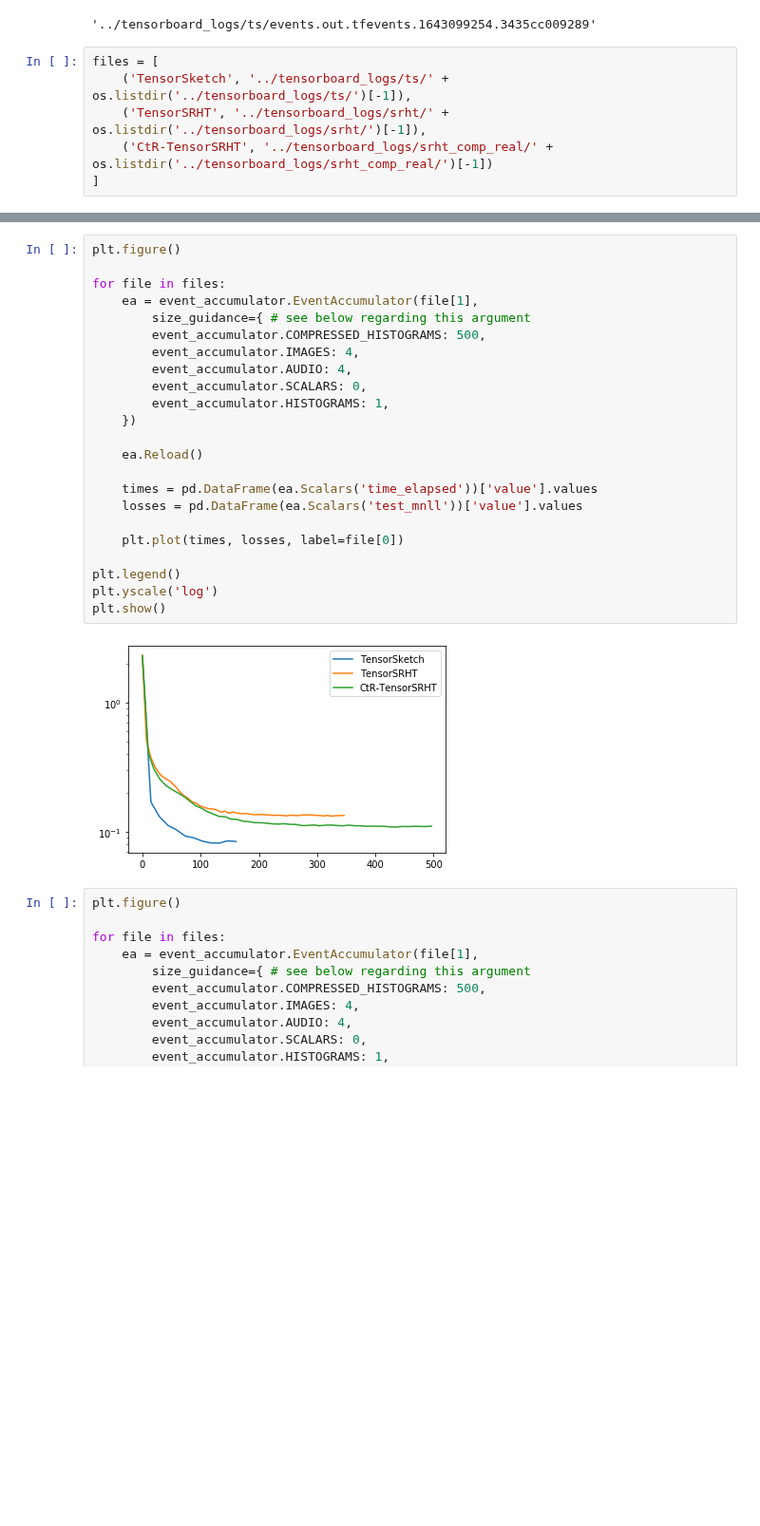
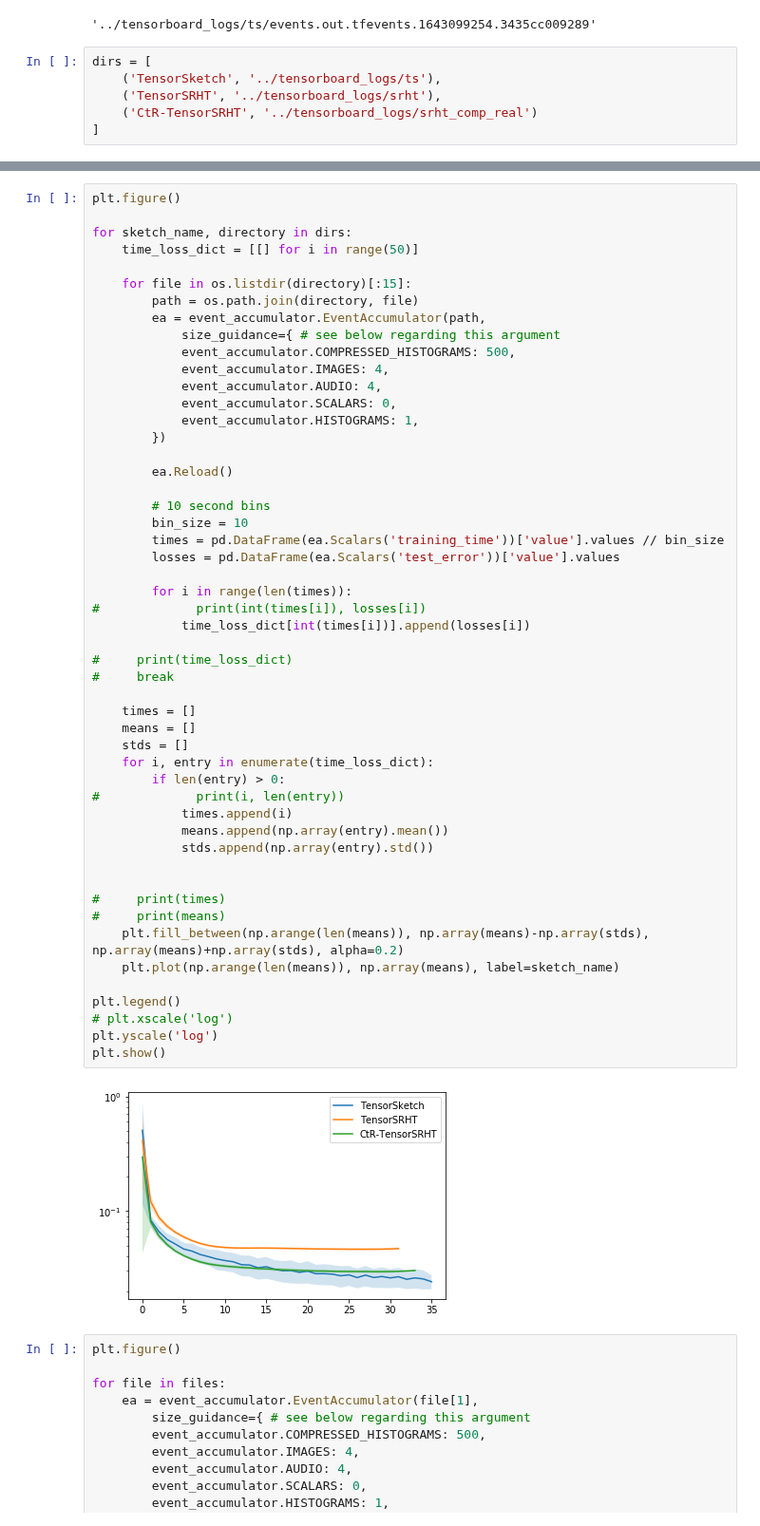
Before and after one commit to joneswack/dp-rfs, a Jupyter notebook: notebooks/read-tf-logs.ipynb, the cells around one changed output, grey strips where cells are left out. Shown at 95% size. Saved outputs shown, nothing was run; the diff lists cells and outputs as text; blank space fills up the shorter version.

```diff
--- a/notebooks/read-tf-logs.ipynb
+++ b/notebooks/read-tf-logs.ipynb
@@ -8,8 +9,8 @@ from tensorboard.backend.event_processing import event_accumulator
 # %% [output]
 '../tensorboard_logs/ts/events.out.tfevents.1643099254.3435cc009289'
 # %%
-files = [
-    ('TensorSketch', '../tensorboard_logs/ts/' + os.listdir('../tensorboard_logs/ts/')[-1]),
-    ('TensorSRHT', '../tensorboard_logs/srht/' + os.listdir('../tensorboard_logs/srht/')[-1]),
-    ('CtR-TensorSRHT', '../tensorboard_logs/srht_comp_real/' + os.listdir('../tensorboard_logs/srht_comp_real/')[-1])
+dirs = [
+    ('TensorSketch', '../tensorboard_logs/ts'),
+    ('TensorSRHT', '../tensorboard_logs/srht'),
+    ('CtR-TensorSRHT', '../tensorboard_logs/srht_comp_real')
 ]
@@ -16,28 +42,56 @@ files = [
 # %%
 plt.figure()
 
-for file in files:
-    ea = event_accumulator.EventAccumulator(file[1],
-        size_guidance={ # see below regarding this argument
-        event_accumulator.COMPRESSED_HISTOGRAMS: 500,
-        event_accumulator.IMAGES: 4,
-        event_accumulator.AUDIO: 4,
-        event_accumulator.SCALARS: 0,
-        event_accumulator.HISTOGRAMS: 1,
-    })
+for sketch_name, directory in dirs:
+    time_loss_dict = [[] for i in range(50)]
 
-    ea.Reload()
+    for file in os.listdir(directory)[:15]:
+        path = os.path.join(directory, file)
+        ea = event_accumulator.EventAccumulator(path,
+            size_guidance={ # see below regarding this argument
+            event_accumulator.COMPRESSED_HISTOGRAMS: 500,
+            event_accumulator.IMAGES: 4,
+            event_accumulator.AUDIO: 4,
+            event_accumulator.SCALARS: 0,
+            event_accumulator.HISTOGRAMS: 1,
+        })
 
-    times = pd.DataFrame(ea.Scalars('time_elapsed'))['value'].values
-    losses = pd.DataFrame(ea.Scalars('test_mnll'))['value'].values
+        ea.Reload()
 
-    plt.plot(times, losses, label=file[0])
+        # 10 second bins
+        bin_size = 10
+        times = pd.DataFrame(ea.Scalars('training_time'))['value'].values // bin_size
+        losses = pd.DataFrame(ea.Scalars('test_error'))['value'].values
+
+        for i in range(len(times)):
+#             print(int(times[i]), losses[i])
+            time_loss_dict[int(times[i])].append(losses[i])
+
+#     print(time_loss_dict)
+#     break
+
+    times = []
+    means = []
+    stds = []
+    for i, entry in enumerate(time_loss_dict):
+        if len(entry) > 0:
+#             print(i, len(entry))
+            times.append(i)
+            means.append(np.array(entry).mean())
+            stds.append(np.array(entry).std())
+
+
+#     print(times)
+#     print(means)
+    plt.fill_between(np.arange(len(means)), np.array(means)-np.array(stds), np.array(means)+np.array(stds), alpha=0.2)
+    plt.plot(np.arange(len(means)), np.array(means), label=sketch_name)
 
 plt.legend()
+# plt.xscale('log')
 plt.yscale('log')
 plt.show()
 # %% [output]
-[figure, old version]
+[figure, new version]
 # %%
 plt.figure()
 
```
Also changed, not shown: parts of 7 cells of this notebook, 1 other file.
